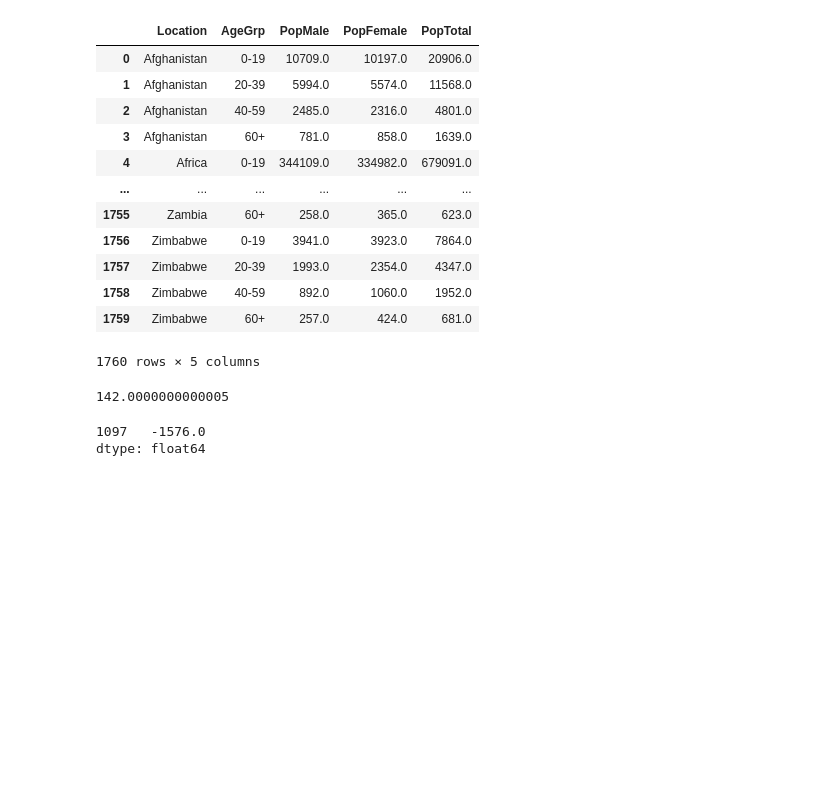
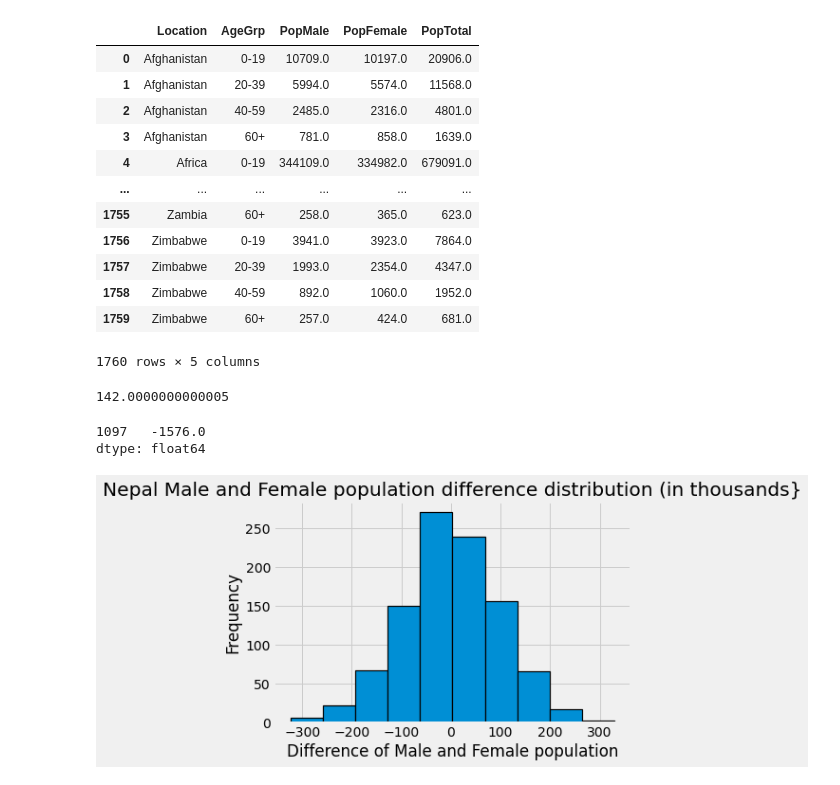
Before and after one commit to prabinspkt/nepal-working-age-population, a Jupyter notebook: mini-project-2.ipynb, the cells around one changed output. Cells and saved outputs as stored; diff of their text form; code cells hidden in the pictures; blank space fills up the shorter version.

```diff
--- a/mini-project-2.ipynb
+++ b/mini-project-2.ipynb
@@ -66,0 +65,13 @@ for i in range(0,1000):
+# %%
+# Draw histogram from the distribution
+
+def plot_histogram(male_female_pop_diff, title):
+    plt.hist(male_female_pop_diffs, edgecolor="black", linewidth=1.2)
+    plt.title(title)
+    plt.xlabel("Difference of Male and Female population")
+    plt.ylabel("Frequency")
+    plt.show()
+
+plot_histogram(male_female_pop_diffs, "Nepal Male and Female population difference distribution (in thousands}")
+# %% [output]
+[figure, added]
```
Also changed, not shown: parts of 1 cell of this notebook.
